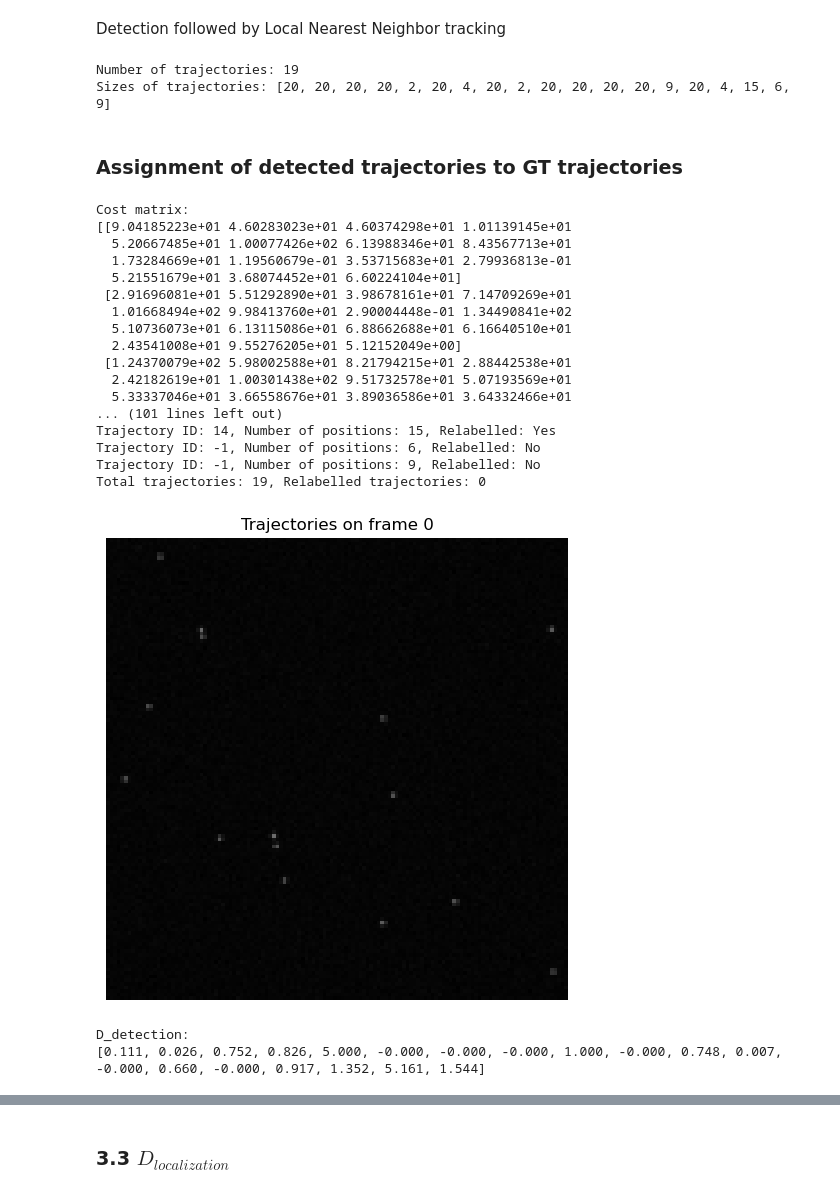
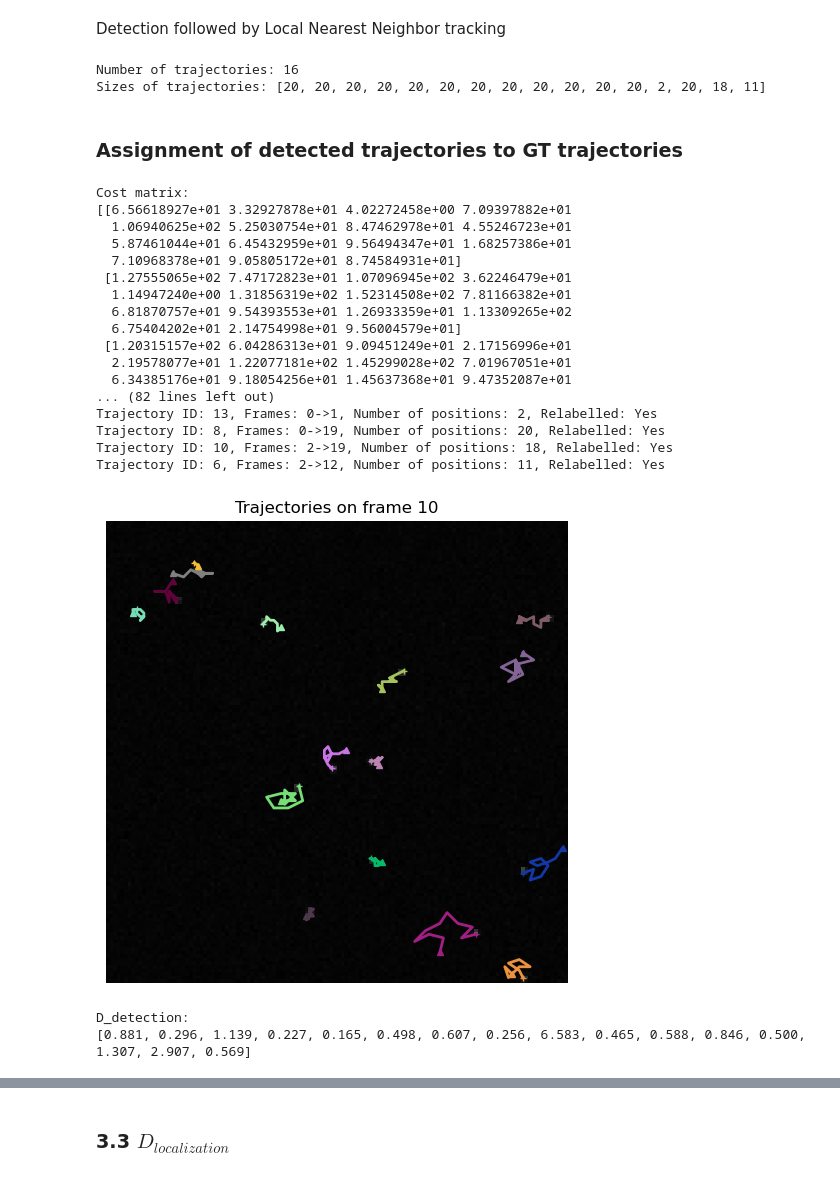
Before and after one commit to armellechr/MICRO-489_SMLM_tracking, a Jupyter notebook: tracking_v5.ipynb, the cells around one changed output, grey strips where cells are left out. Cells and saved outputs as stored; diff of their text form; code cells hidden in the pictures.

```diff
--- a/tracking_v5.ipynb
+++ b/tracking_v5.ipynb
@@ -69,13 +78,13 @@ Detection followed by Local Nearest Neighbor tracking
 # %%
 detected_peaks = detect_peaks(frames)
 # %%
-trajectories_detection = NN_tracking_enchanced(detected_peaks, max_distance=5)
+trajectories_detection = NN_tracking_enhanced(detected_peaks, max_distance=5)
 
 print("Number of trajectories:", len(trajectories_detection))
 print("Sizes of trajectories:", [len(traj.get_positions()) for traj in trajectories_detection])
 # %% [output]
-Number of trajectories: 19
-Sizes of trajectories: [20, 20, 20, 20, 2, 20, 4, 20, 2, 20, 20, 20, 20, 9, 20, 4, 15, 6, 9]
+Number of trajectories: 16
+Sizes of trajectories: [20, 20, 20, 20, 20, 20, 20, 20, 20, 20, 20, 20, 2, 20, 18, 11]
 # %% [markdown]
 ### Assignment of detected trajectories to GT trajectories
 # %%
@@ -83,31 +92,31 @@ Sizes of trajectories: [20, 20, 20, 20, 2, 20, 4, 20, 2, 20, 20, 20, 20, 9, 20,
 trajectories_detection, min_cost, assignment_detection = assign_trajectories(trajectories_detection, trajectories_GT, algorithm='hungarian', verbose=True)
 # %% [output]
 Cost matrix:
-[[9.04185223e+01 4.60283023e+01 4.60374298e+01 1.01139145e+01
-  5.20667485e+01 1.00077426e+02 6.13988346e+01 8.43567713e+01
-  1.73284669e+01 1.19560679e-01 3.53715683e+01 2.79936813e-01
-  5.21551679e+01 3.68074452e+01 6.60224104e+01]
- [2.91696081e+01 5.51292890e+01 3.98678161e+01 7.14709269e+01
-  1.01668494e+02 9.98413760e+01 2.90004448e-01 1.34490841e+02
-  5.10736073e+01 6.13115086e+01 6.88662688e+01 6.16640510e+01
-  2.43541008e+01 9.55276205e+01 5.12152049e+00]
- [1.24370079e+02 5.98002588e+01 8.21794215e+01 2.88442538e+01
-  2.42182619e+01 1.00301438e+02 9.51732578e+01 5.07193569e+01
-  5.33337046e+01 3.66558676e+01 3.89036586e+01 3.64332466e+01
-... (101 lines left out)
-Trajectory ID: 14, Number of positions: 15, Relabelled: Yes
-Trajectory ID: -1, Number of positions: 6, Relabelled: No
-Trajectory ID: -1, Number of positions: 9, Relabelled: No
-Total trajectories: 19, Relabelled trajectories: 0
+[[6.56618927e+01 3.32927878e+01 4.02272458e+00 7.09397882e+01
+  1.06940625e+02 5.25030754e+01 8.47462978e+01 4.55246723e+01
+  5.87461044e+01 6.45432959e+01 9.56494347e+01 1.68257386e+01
+  7.10968378e+01 9.05805172e+01 8.74584931e+01]
+ [1.27555065e+02 7.47172823e+01 1.07096945e+02 3.62246479e+01
+  1.14947240e+00 1.31856319e+02 1.52314508e+02 7.81166382e+01
+  6.81870757e+01 9.54393553e+01 1.26933359e+01 1.13309265e+02
+  6.75404202e+01 2.14754998e+01 9.56004579e+01]
+ [1.20315157e+02 6.04286313e+01 9.09451249e+01 2.17156996e+01
+  2.19578077e+01 1.22077181e+02 1.45299028e+02 7.01967051e+01
+  6.34385176e+01 9.18054256e+01 1.45637368e+01 9.47352087e+01
+... (82 lines left out)
+Trajectory ID: 13, Frames: 0->1, Number of positions: 2, Relabelled: Yes
+Trajectory ID: 8, Frames: 0->19, Number of positions: 20, Relabelled: Yes
+Trajectory ID: 10, Frames: 2->19, Number of positions: 18, Relabelled: Yes
+Trajectory ID: 6, Frames: 2->12, Number of positions: 11, Relabelled: Yes
 # %%
 # pypi algo not functional on rectangular cost matrix
 #trajectories_detection_pypi, assignment_pypi = assign_trajectories(trajectories_detection, trajectories_GT, algorithm='hungarian_pypi')
 # %%
 # compare_assignments(assignment, assignment_pypi)
 # %%
-show_trajectories(frames, trajectories_detection, frame_id=0)
+show_trajectories(frames, trajectories_detection, frame_id=10)
 # %% [output]
-[figure, old version]
+[figure, new version]
 # %%
 calculate_msd_trajectories(trajectories_detection)
 # %%
@@ -115,7 +124,7 @@ D_detection = estimateDfromTrajectories_safer(trajectories_detection)
 print(f"D_detection: \n[{', '.join(f'{float(d):.3f}' for d in D_detection)}]")
 # %% [output]
 D_detection:
-[0.111, 0.026, 0.752, 0.826, 5.000, -0.000, -0.000, -0.000, 1.000, -0.000, 0.748, 0.007, -0.000, 0.660, -0.000, 0.917, 1.352, 5.161, 1.544]
+[0.881, 0.296, 1.139, 0.227, 0.165, 0.498, 0.607, 0.256, 6.583, 0.465, 0.588, 0.846, 0.500, 1.307, 2.907, 0.569]
 # %%
 # calculate MAE for D_detection
 MAE_detection = compute_MAE_detection(trajectories_detection, D_GT)
```
Also changed, not shown: parts of 19 cells of this notebook, 4 other files.
